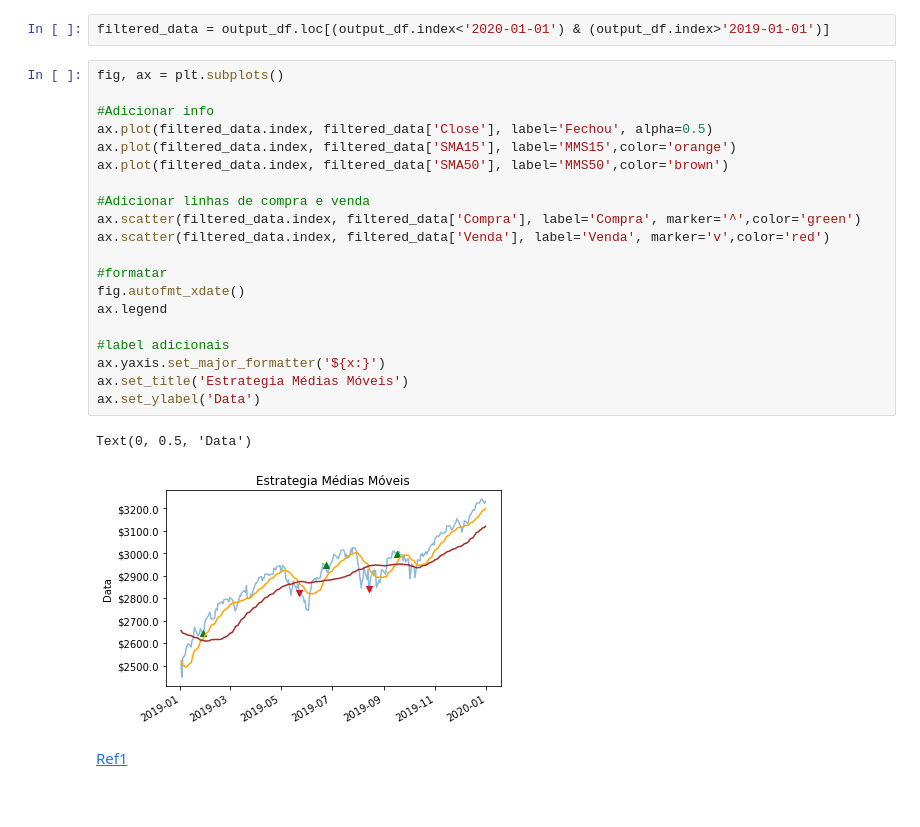
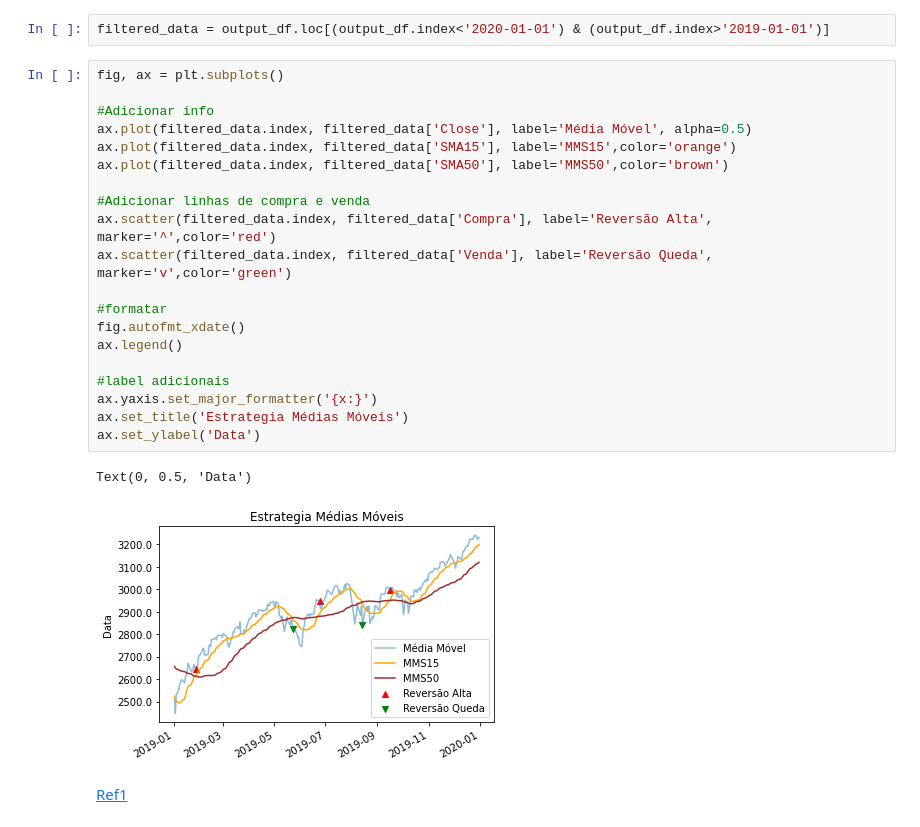
Before and after one commit to BragatteMAS/Python, a Jupyter notebook: Research/COVID/Rolling_avg_pandas.ipynb, the cells around one changed output. Cells and saved outputs as stored; diff of their text form.

```diff
--- a/Research/COVID/Rolling_avg_pandas.ipynb
+++ b/Research/COVID/Rolling_avg_pandas.ipynb
@@ -43,25 +43,25 @@ filtered_data = output_df.loc[(output_df.index<'2020-01-01') & (output_df.index>
 # %%
 fig, ax = plt.subplots()
 
 #Adicionar info
-ax.plot(filtered_data.index, filtered_data['Close'], label='Fechou', alpha=0.5)
+ax.plot(filtered_data.index, filtered_data['Close'], label='Média Móvel', alpha=0.5)
 ax.plot(filtered_data.index, filtered_data['SMA15'], label='MMS15',color='orange')
 ax.plot(filtered_data.index, filtered_data['SMA50'], label='MMS50',color='brown')
 
 #Adicionar linhas de compra e venda
-ax.scatter(filtered_data.index, filtered_data['Compra'], label='Compra', marker='^',color='green')
-ax.scatter(filtered_data.index, filtered_data['Venda'], label='Venda', marker='v',color='red')
+ax.scatter(filtered_data.index, filtered_data['Compra'], label='Reversão Alta', marker='^',color='red')
+ax.scatter(filtered_data.index, filtered_data['Venda'], label='Reversão Queda', marker='v',color='green')
 
 #formatar
 fig.autofmt_xdate()
-ax.legend
+ax.legend()
 
 #label adicionais
-ax.yaxis.set_major_formatter('${x:}')
+ax.yaxis.set_major_formatter('{x:}')
 ax.set_title('Estrategia Médias Móveis')
 ax.set_ylabel('Data')
 # %% [output]
 Text(0, 0.5, 'Data')
-[figure, old version]
+[figure, new version]
 # %% [markdown]
 [Ref1](https://www.ti-enxame.com/pt/python/media-movel-pandas/827849410/)
```
Also changed, not shown: 8 other files.
